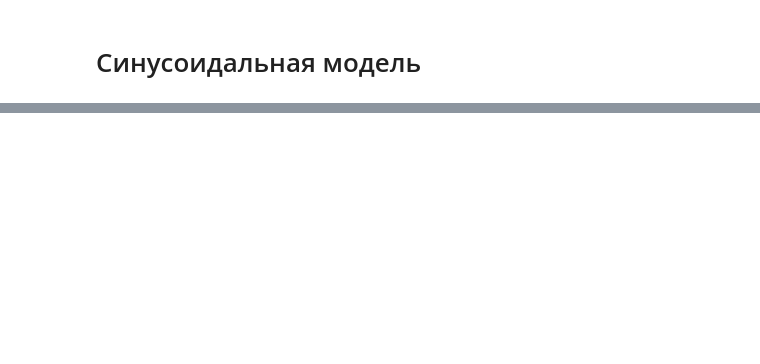
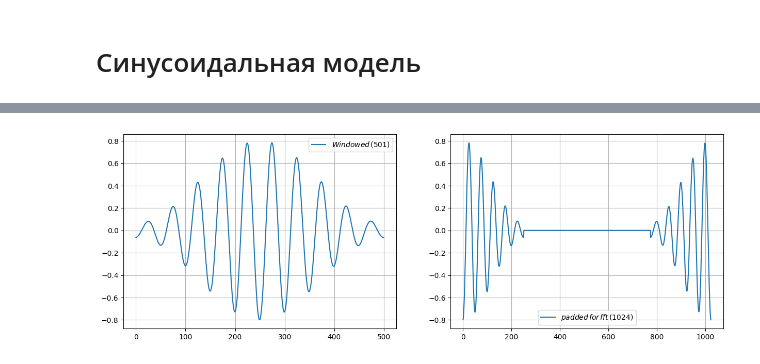
Before and after one commit to MikeChuv/AudioSignalProcessing, a Jupyter notebook: sinusoidal_model.ipynb, the cells around one changed output, grey strips where cells are left out. Drawn from its saved outputs; the diff is of its cells as text; code cells hidden in the pictures; blank space fills up the shorter version.

```diff
--- a/sinusoidal_model.ipynb
+++ b/sinusoidal_model.ipynb
@@ -47,0 +53,14 @@ plt.show()
+# %%
+# zero-padding (now signal is centered around time=0)
+n_fft = 1024
+wave_for_fft = np.zeros(n_fft)
+wave_for_fft[:hM1] = wave_windowed[hM2:]
+wave_for_fft[n_fft-hM2:] = wave_windowed[:hM2]
+
+fig, axs = plt.subplots(1, 2, figsize=(15, 5))
+axs[0].plot(np.arange(0, window_size), wave_windowed, label='$Windowed \, (501)$')
+axs[1].plot(np.arange(0, n_fft), wave_for_fft, label='$padded \, for \, fft \, (1024)$')
+showLegend(axs)
+plt.show()
+# %% [output]
+[figure, added]
```
Also changed, not shown: parts of 6 cells of this notebook, 4 other files.
